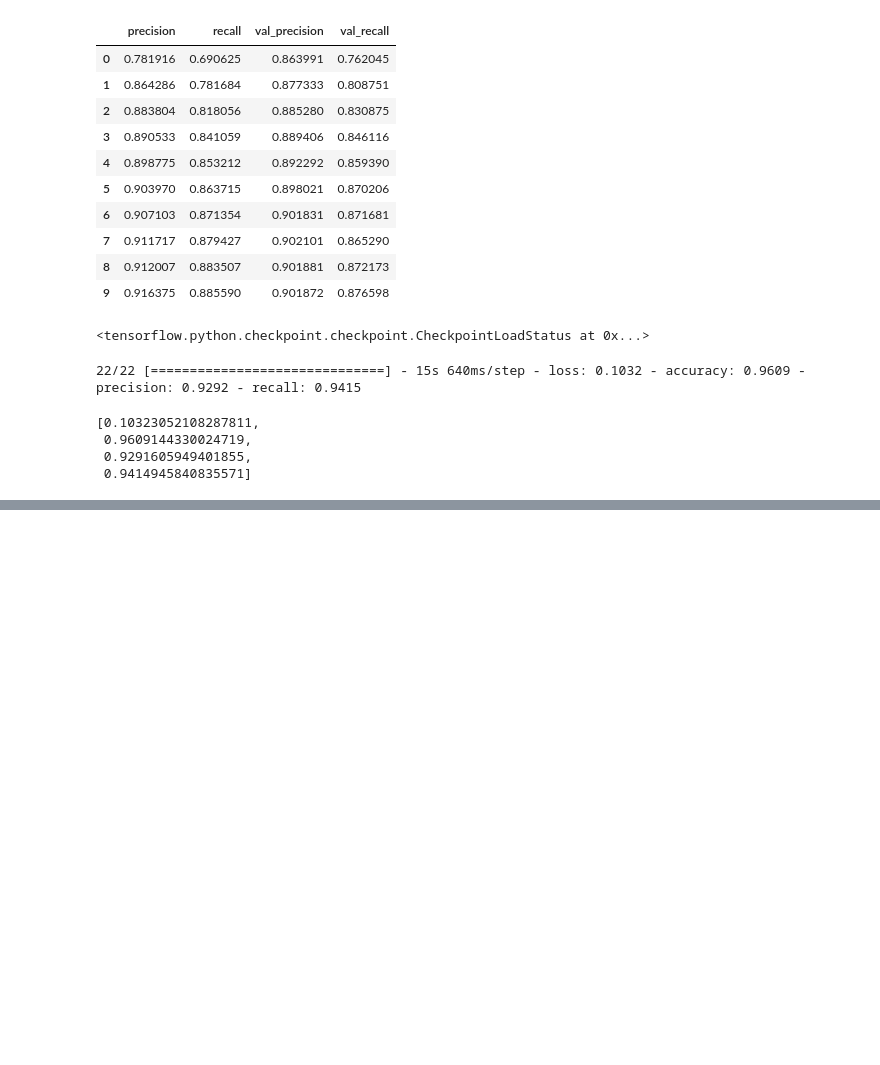
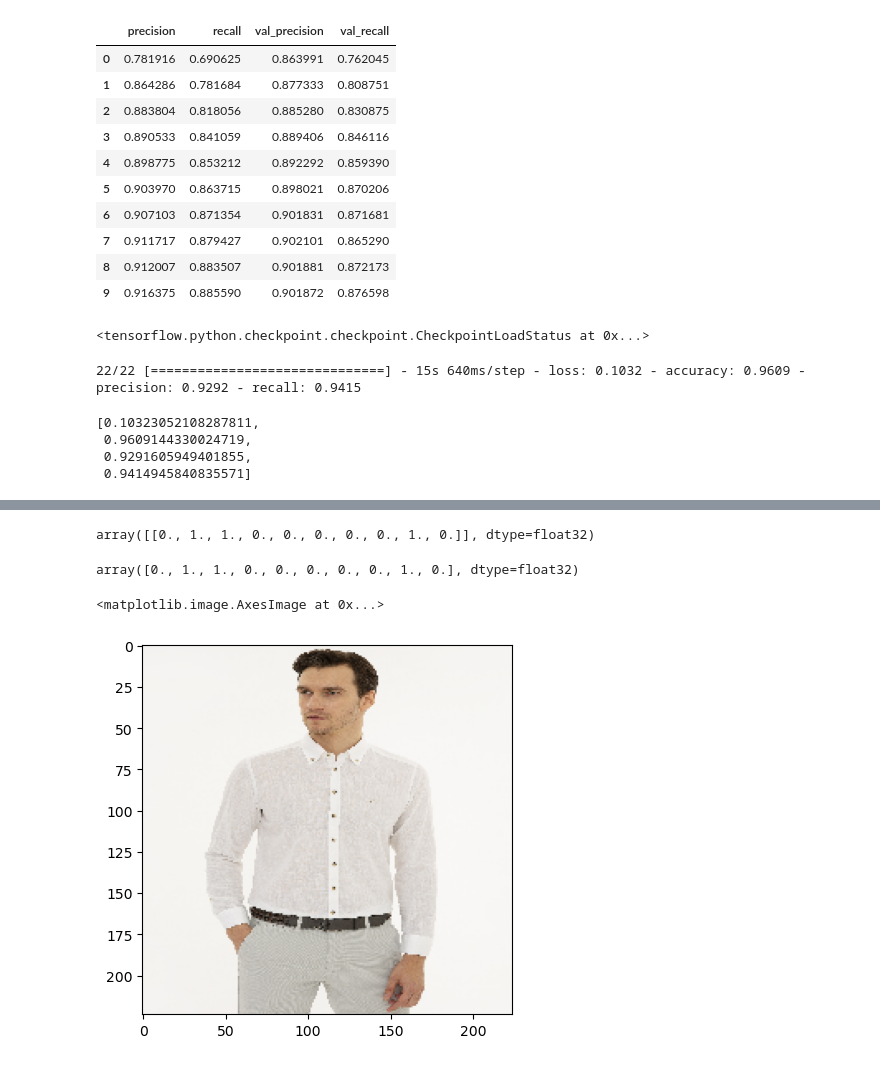
Before and after one commit to melihkacaman/neckline_classifier_Aydinli, a Jupyter notebook: notebooks/04 Range3 Data Model Creation and Data Prep.ipynb, the cells around one changed output, grey strips where cells are left out. Saved outputs shown, nothing was run; the diff lists cells and outputs as text; code cells hidden in the pictures; blank space fills up the shorter version.

```diff
--- a/notebooks/04 Range3 Data Model Creation and Data Prep.ipynb
+++ b/notebooks/04 Range3 Data Model Creation and Data Prep.ipynb
@@ -512,0 +531,15 @@ model_0.evaluate(
+# %%
+results
+# %% [output]
+array([[0., 1., 1., 0., 0., 0., 0., 0., 1., 0.]], dtype=float32)
+# %%
+output_first
+# %% [output]
+array([0., 1., 1., 0., 0., 0., 0., 0., 1., 0.], dtype=float32)
+# %%
+from matplotlib import pyplot as plt
+
+plt.imshow(test[0][0][0] / 255.0)
+# %% [output]
+<matplotlib.image.AxesImage at 0x...>
+[figure, added]
```
Also changed, not shown: parts of 10 cells of this notebook.
